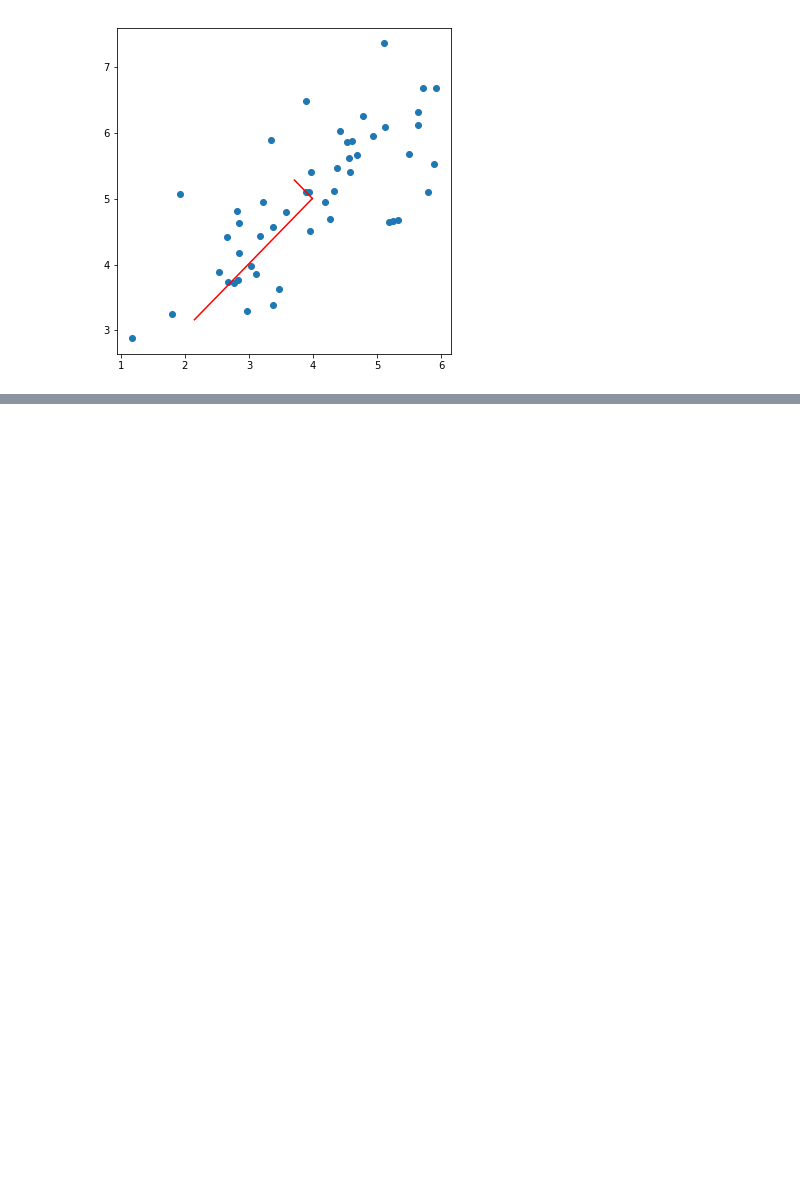
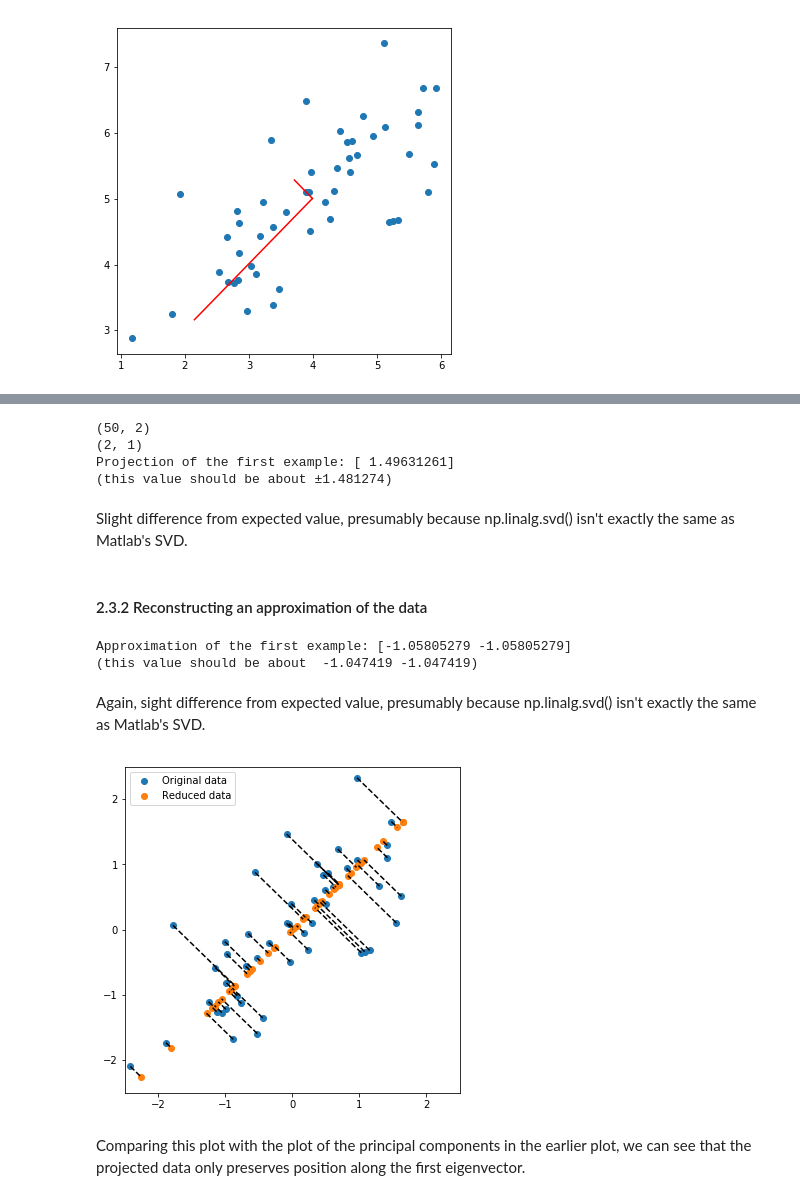
Before and after one commit to ZER-0-NE/Ng_ML, a Jupyter notebook: ex7/7_2_Principal_component_analysis.ipynb, the cells around one changed output, grey strips where cells are left out. Drawn from its saved outputs; the diff is of its cells as text; code cells hidden in the pictures; blank space fills up the shorter version.

```diff
--- a/ex7/7_2_Principal_component_analysis.ipynb
+++ b/ex7/7_2_Principal_component_analysis.ipynb
@@ -91,0 +117,56 @@ plt.show()
+# %%
+K = 1
+Z = project_data(X_norm, U, K)
+
+print('Projection of the first example:', Z[0]);
+print('(this value should be about ±1.481274)');
+# %% [output]
+(50, 2)
+(2, 1)
+Projection of the first example: [ 1.49631261]
+(this value should be about ±1.481274)
+# %% [markdown]
+Slight difference from expected value, presumably because np.linalg.svd() isn't exactly the same as Matlab's SVD.
+# %% [markdown]
+#### 2.3.2 Reconstructing an approximation of the data
+# %%
+def recover_data(Z, U, K):
+    '''
+    For Z, an array of data that has been projected onto the first
+    K principal components in array U, recovers an approximation of
+    the original data.
+    Returns the approximate reconstruction in X_rec.
+    '''
+
+    U_reduce = U[:, 0:K]
+    X_rec = np.dot(Z, U_reduce.T)
+
+    return X_rec
+# %%
+X_rec  = recover_data(Z, U, K)
+print('Approximation of the first example:', X_rec[0])
+print('(this value should be about  -1.047419 -1.047419)');
+# %% [output]
+Approximation of the first example: [-1.05805279 -1.05805279]
+(this value should be about  -1.047419 -1.047419)
+# %% [markdown]
+Again, sight difference from expected value, presumably because np.linalg.svd() isn't exactly the same as Matlab's SVD.
+# %%
+# Draw lines connecting projected points to original points
+
+plt.figure(figsize=(6,6))
+plt.scatter(X_norm[:, 0], X_norm[:, 1], label='Original data')
+plt.scatter(X_rec[:, 0], X_rec[:, 1], label='Reduced data')
+
+for i in range(X_norm.shape[0]):
+    line_vec = np.vstack([X_norm[i], X_rec[i]])
+    plt.plot(line_vec[:, 0], line_vec[:, 1], 'k--')
+
+plt.xlim(-2.5, 2.5)
+plt.ylim(-2.5, 2.5)
+plt.legend()
+plt.show()
+# %% [output]
+[figure, added]
+# %% [markdown]
+Comparing this plot with the plot of the principal components in the earlier plot, we can see that the projected data only preserves position along the first eigenvector.
```
Also changed, not shown: parts of 5 cells of this notebook.
